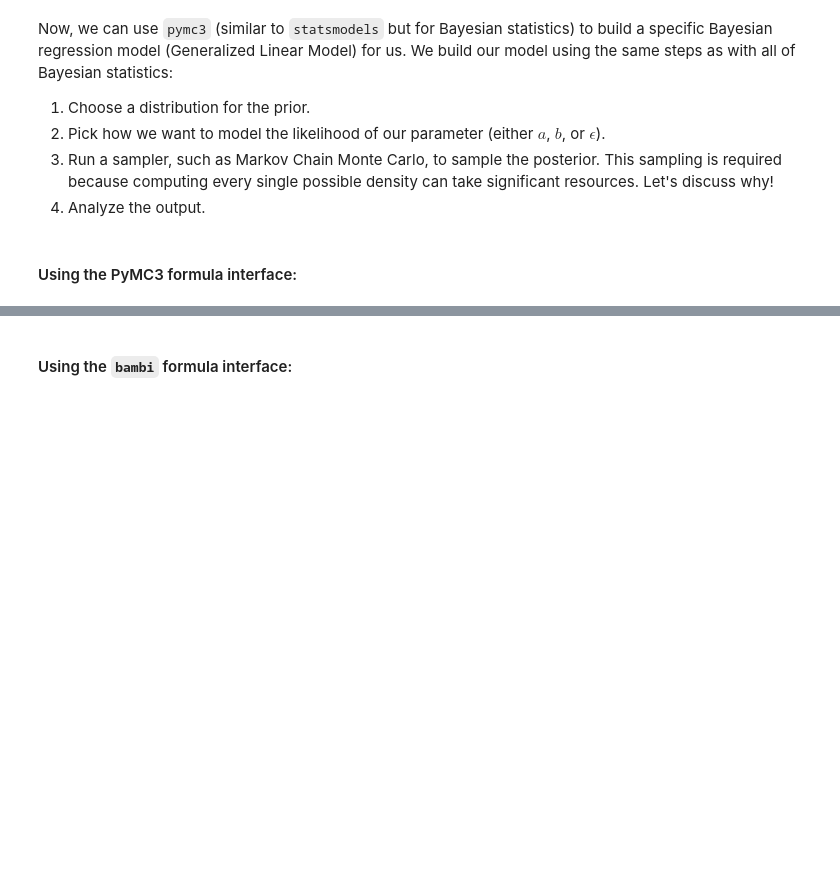
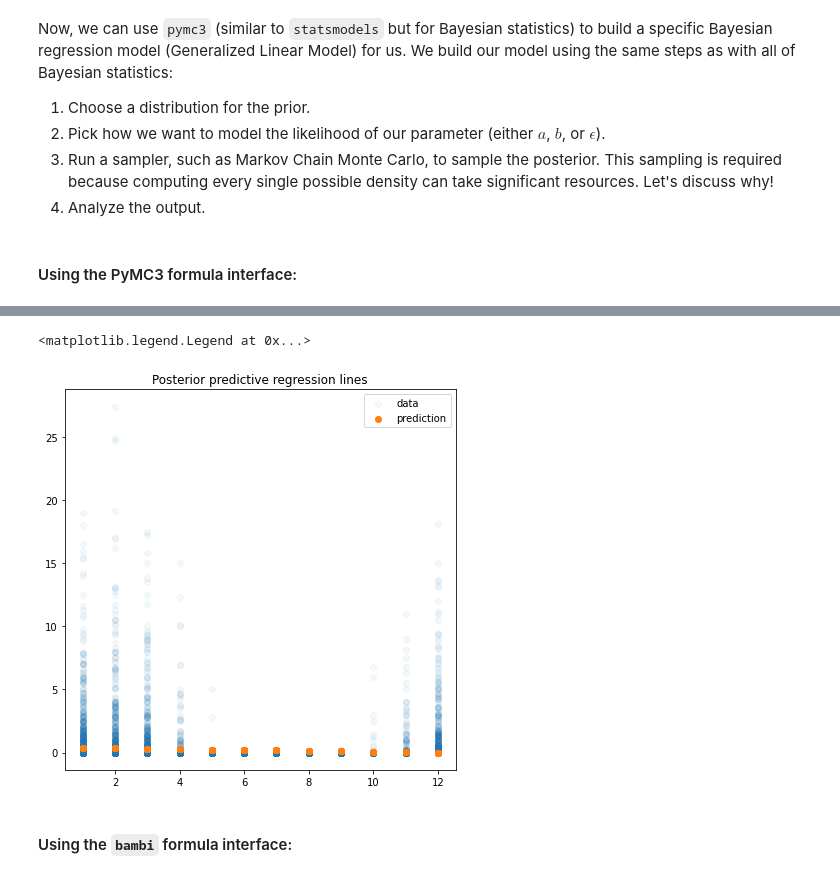
Before and after one commit to curtywang/ee5020-notes-fa21, a Jupyter notebook: day13/bayesian_statistics.ipynb, the cells around one changed output, grey strips where cells are left out. Cells and saved outputs as stored; diff of their text form; code cells hidden in the pictures; blank space fills up the shorter version.

```diff
--- a/day13/bayesian_statistics.ipynb
+++ b/day13/bayesian_statistics.ipynb
@@ -415,14 +445,17 @@ df_trace
 # %%
 plt.figure(figsize=(7, 7))
-plt.scatter(df_snowfall["MONTH"], df_snowfall["SNOW"], label="data", alpha=0.02)
+plt.scatter(df_snowfall["MONTH"], df_snowfall["SNOW"], label="data", alpha=0.05)
 
-y_model = df_trace["mean"]["np.power(MONTH, 2)"] * np.power(df_snowfall["MONTH"], 2)
-y_model += df_trace["mean"]["MONTH"] * df_snowfall["MONTH"]
+# y_model = df_trace["mean"]["np.power(MONTH, 2)"] * np.power(df_snowfall["MONTH"], 2)
+y_model = df_trace["mean"]["MONTH"] * df_snowfall["MONTH"]
 y_model += df_trace["mean"]["Intercept"]
 plt.scatter(df_snowfall["MONTH"], y_model, label="prediction")
 
 plt.title("Posterior predictive regression lines")
 plt.legend()
+# %% [output]
+<matplotlib.legend.Legend at 0x...>
+[figure, added]
 # %% [markdown]
 #### Using the `bambi` formula interface:
 # %%
```
Also changed, not shown: parts of 35 cells of this notebook, 2 other files.
